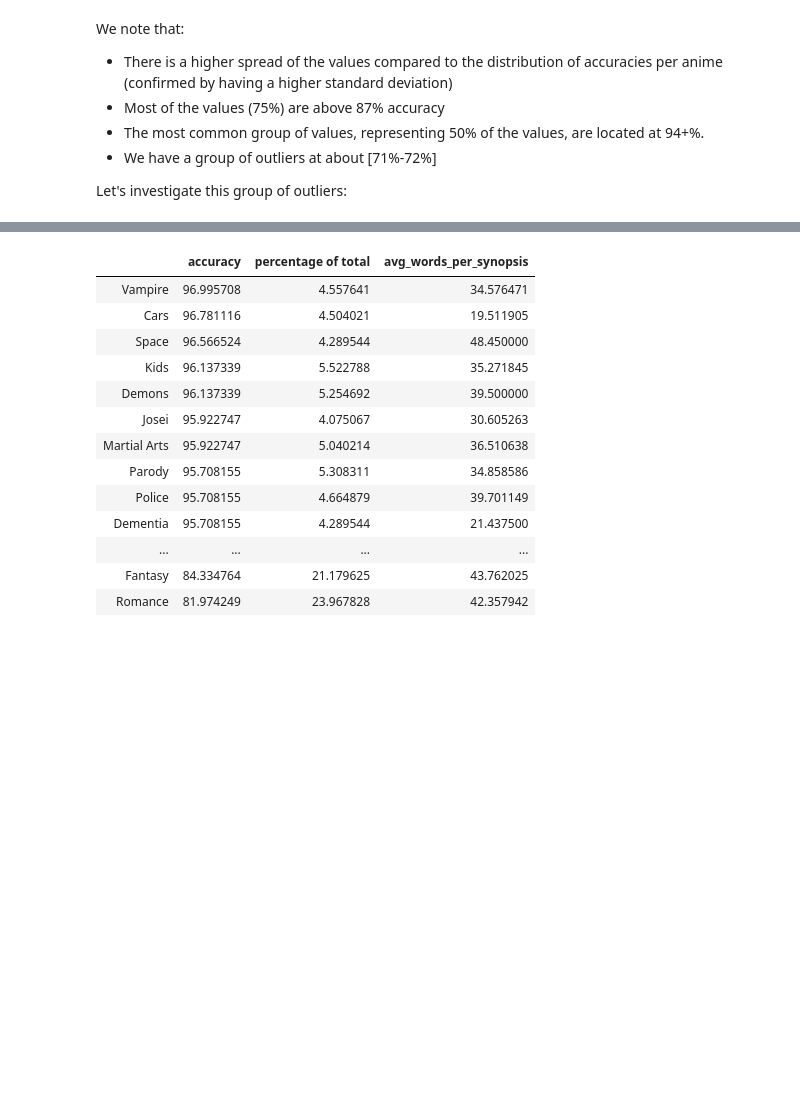
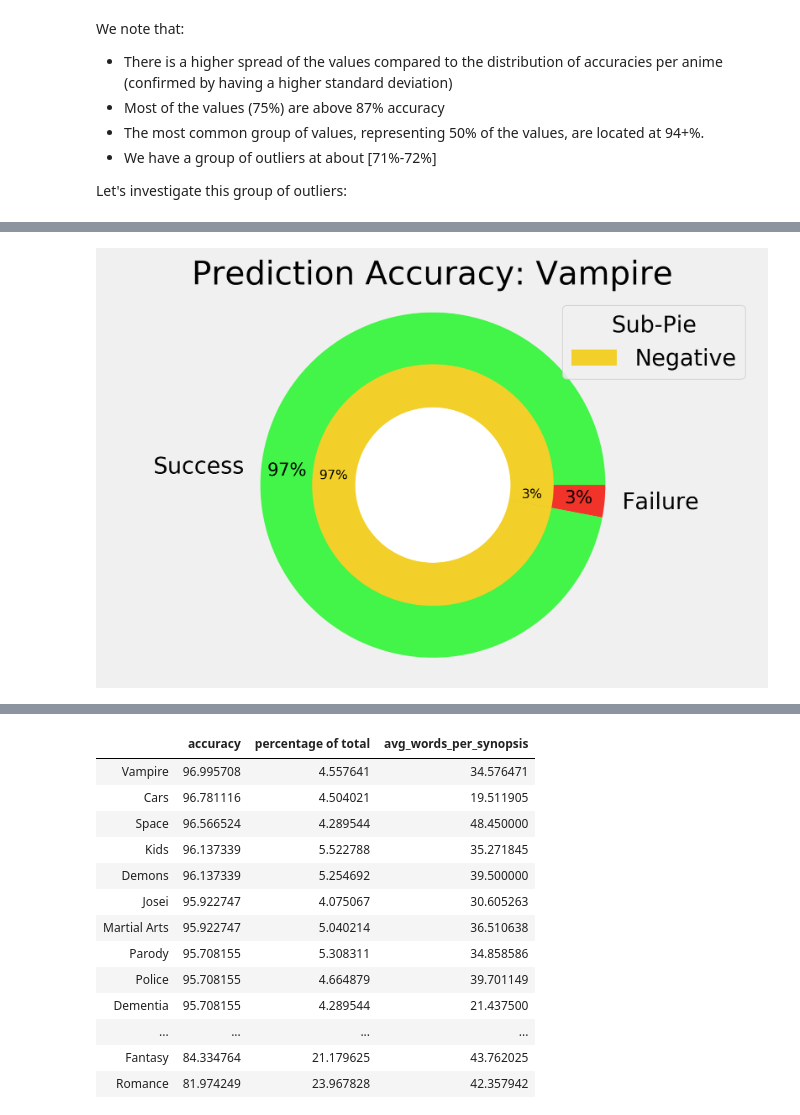
Before and after one commit to MaximeBastion/Anime_Classifier_Bayes, a Jupyter notebook: Anime_Classifier_Bayes.ipynb, the cells around one changed output, grey strips where cells are left out. Saved outputs shown, nothing was run; the diff lists cells and outputs as text; code cells hidden in the pictures; blank space fills up the shorter version.

```diff
--- a/Anime_Classifier_Bayes.ipynb
+++ b/Anime_Classifier_Bayes.ipynb
@@ -1026,0 +1003,4 @@ False
+# %%
+accuracy_pie(accuracy_per_genre_df.iloc[0])    # Highest accuracy genre
+# %% [output]
+[figure, added]
```
Also changed, not shown: parts of 34 cells of this notebook.
